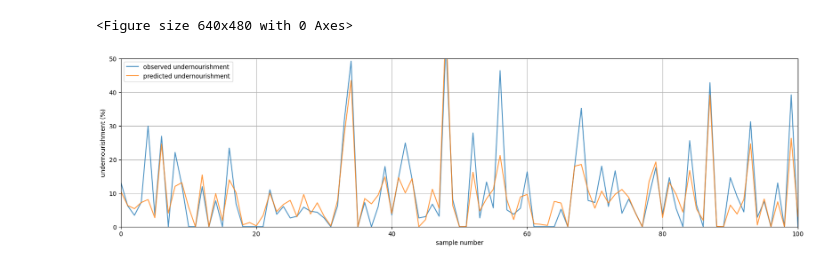
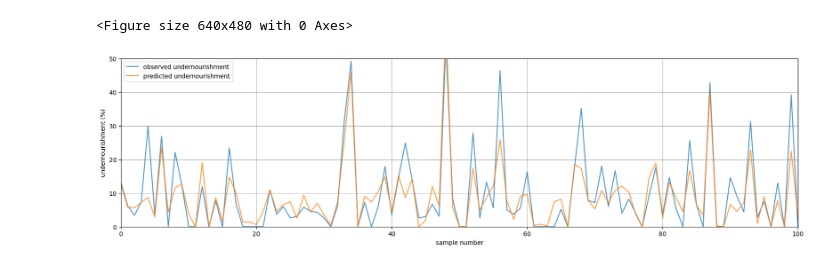
Before and after one commit to sonic171717/undernourishment_prediction, a Jupyter notebook: Models/future_year_pred.ipynb, the cells around one changed output. Drawn from its saved outputs; the diff is of its cells as text; code cells hidden in the pictures.

Commit message:
one year future predictions

```diff
--- a/Models/future_year_pred.ipynb
+++ b/Models/future_year_pred.ipynb
@@ -17,16 +21,21 @@ df["Undernourishment (%)"] = pd.to_numeric(df["Undernourishment (%)"]).shift(per
 df = df.drop(index=df.index[19::20])
 df = df.dropna().sort_values("Year")
 # %%
-# Creating training and test data, but not randomly splitting (roughly two years get excluded)
-scaler = StandardScaler()
+# Creating training and test data, but not randomly splitting (roughly two years get excluded) and scaling
+sc_x = StandardScaler()
+sc_y = StandardScaler()
 
-df_model = df.drop(columns=["Area", "Year"])
-df_model = scaler.fit_transform(df_model)
-df_model = pd.DataFrame(df_model, columns=["GDP (MUSD)", "GNI (MUSD)", "Food Prod. Index", "Temperature", "Precipitation", "NDVI", "Casualties", "Undernourishment (%)"])
+df_model = df.drop(columns=["Area", "Year", "GDP (MUSD)", "Food Prod. Index"])
 
-y_train = df_model["Undernourishment (%)"].iloc[:-310]
-X_train = df_model[df_model.columns.drop("Undernourishment (%)")].iloc[:-310]
+df_model_x = sc_x.fit_transform(df_model[["GNI (MUSD)", "Temperature", "Precipitation", "NDVI", "Casualties"]])
+df_model_x = pd.DataFrame(df_model_x, columns=["GNI (MUSD)", "Temperature", "Precipitation", "NDVI", "Casualties"])
 
-y_test = df_model["Undernourishment (%)"].iloc[-310:]
-X_test = df_model[df_model.columns.drop("Undernourishment (%)")].iloc[-310:]
+df_model_y = sc_y.fit_transform(df_model["Undernourishment (%)"].array.reshape(-1, 1))
+df_model_y = pd.DataFrame(df_model_y, columns=["Undernourishment (%)"])
+
+y_train = df_model_y["Undernourishment (%)"].iloc[:-310]
+X_train = df_model_x.iloc[:-310]
+
+y_test = df_model_y["Undernourishment (%)"].iloc[-310:]
+X_test = df_model_x.iloc[-310:]
 # %%
@@ -75,0 +101,10 @@ plt.show()
+# %%
+# making predictions and saving the results
+res = pd.DataFrame()
+res["Pred. Undernourishment"] = model.predict(X_test)
+res = sc_y.inverse_transform(res)
+
+df_result = df[["Area", "Year", "Undernourishment (%)"]].iloc[-310:]
+df_result["Pred. Undernourishment"] = res
+df_result = df_result.sort_values("Area").rename(columns={"Undernourishment (%)": "Real Undernourishment"})
+df_result.to_csv("../data/future_pred_result.csv")
@@ -76,16 +118,16 @@ plt.show()
 # %%
 # plotting actual vs predicted undernourishment
 plt.figure()
 plt.figure(figsize=(20, 5))
-plt.plot(y_test.to_numpy(), alpha=0.8, label="observed undernourishment")
-plt.plot(model.predict(X_test),alpha=0.8, label="predicted undernourishment")
+plt.plot(df_model["Undernourishment (%)"].iloc[-310:].to_numpy(), alpha=0.8, label="observed undernourishment")
+plt.plot(res,alpha=0.8, label="predicted undernourishment")
 plt.xlabel("sample number")
 plt.ylabel("undernourishment (%)")
 plt.legend(loc="upper left")
 plt.xlim(0,100)
 plt.ylim(0,50)
 plt.grid()
 plt.show()
 # %% [output]
 <Figure size 640x480 with 0 Axes>
-[figure, old version]
+[figure, new version]
```
Also changed, not shown: parts of 7 cells of this notebook.
